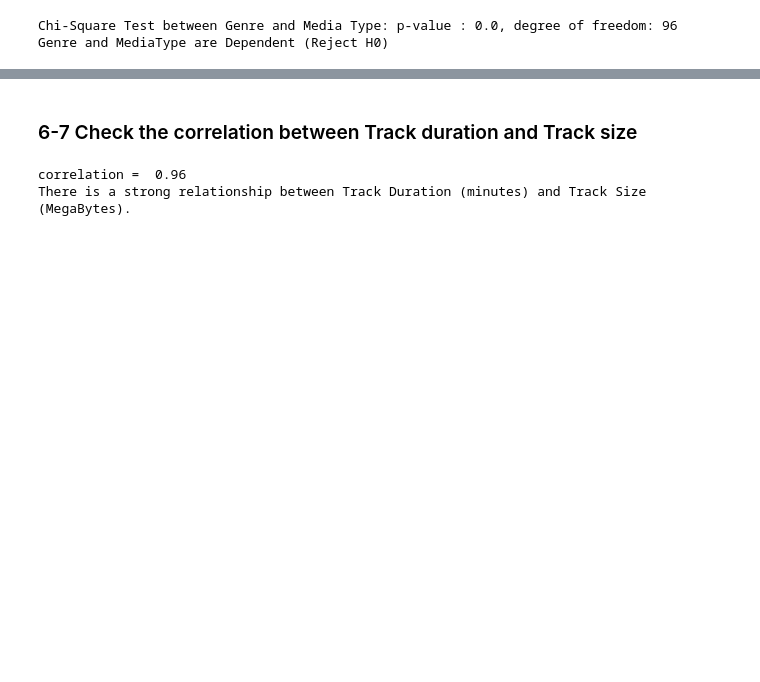
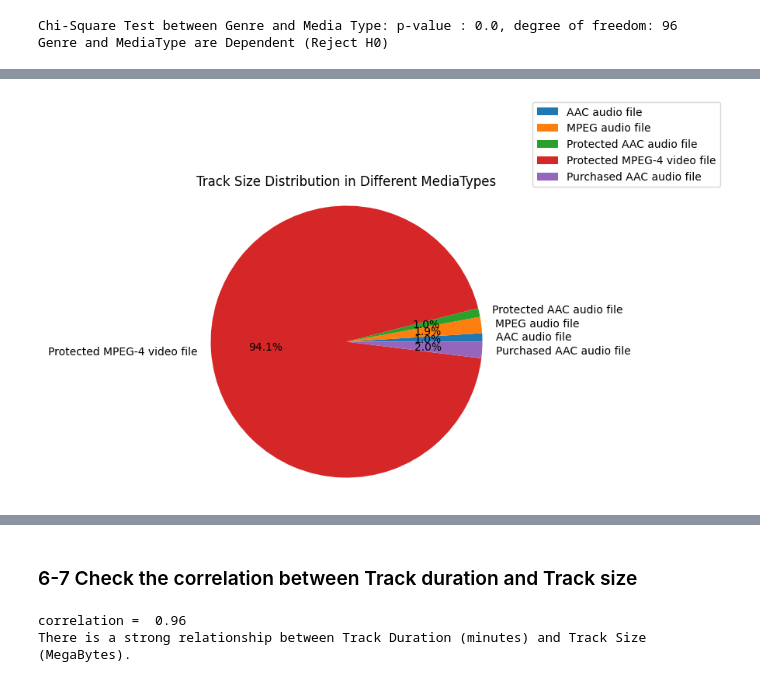
Before and after one commit to Mahlagha1994/Chinook, a Jupyter notebook: notebooks/Chinook Data Analysis.ipynb, the cells around one changed output, grey strips where cells are left out. Saved outputs shown, nothing was run; the diff lists cells and outputs as text; code cells hidden in the pictures; blank space fills up the shorter version.

```diff
--- a/notebooks/Chinook Data Analysis.ipynb
+++ b/notebooks/Chinook Data Analysis.ipynb
@@ -619,0 +688,20 @@ The mean Purchase of Tracks by customers from different countries are not signif
+# %%
+# Categorical variable vs Numerical variable
+# Kendall rank correlation = Outliers and not normally distributed
+
+# H0: There is NOT a correlation between MediaType and Track Size.
+# H1: There is a correlation between MediaType and Track Size.
+
+media_size_merge = pd.merge(MediaType, Track[['TrackId', 'MediaTypeId', 'Bytes']], on= 'MediaTypeId')
+media_size_merge['MegaBytes']= media_size_merge['Bytes']/1048576
+media_size_avg = media_size_merge.groupby('Name')['MegaBytes'].mean().reset_index()
+
+coef, p_value = stats.kendalltau(media_size_merge['Name'], media_size_merge['MegaBytes'])
+print(f'Kendall rank correlation between MediaType and Track Size: correlation = {coef.round(3)}, p-value = {p_value.round(3)}')
+
+alpha = 0.05
+if p_value > alpha:
+    print('There is NOT a correlation between MediaType and Track Size (Fail to Reject H0).')
+else:
+    print('There is a correlation between MediaType and Track Size (Reject H0).')
+media_size_avg
@@ -619,0 +717,12 @@ The mean Purchase of Tracks by customers from different countries are not signif
+# %%
+# Plot
+plt.figure(figsize=(10,5))
+labels = media_size_avg['Name'].unique()
+#explode = [0.8 if count < media_counts_tracks.max() * 0.05 else 0 for count in media_counts_tracks]
+plt.pie(media_size_avg['MegaBytes'], labels=labels, autopct='%1.1f%%')
+plt.title('Track Size Distribution in Different MediaTypes')
+plt.axis('equal')
+plt.legend(loc='lower left', bbox_to_anchor=(0.8,1))
+plt.show()
+# %% [output]
+[figure, added]
```
Also changed, not shown: parts of 27 cells of this notebook.
